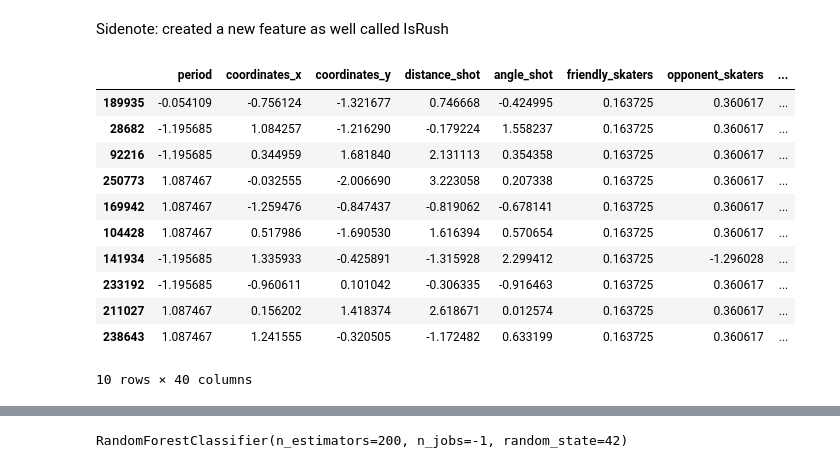
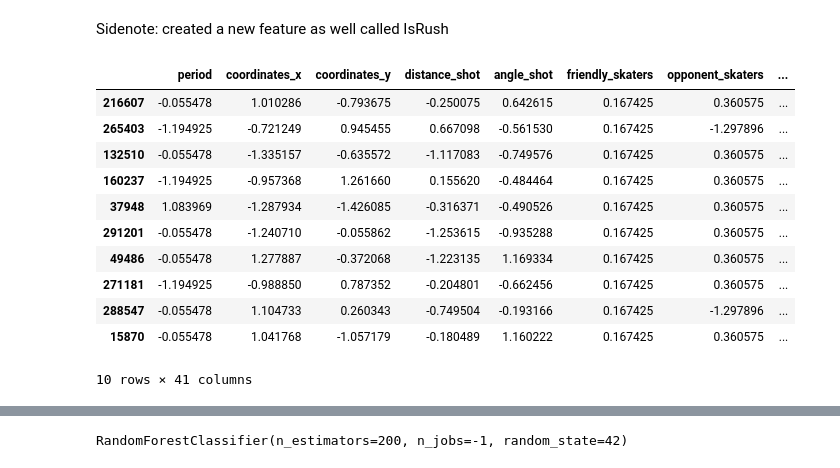
Before and after one commit to d1amondb0t/ift-6758-m1, a Jupyter notebook: notebooks/give_it_your_best_shot.ipynb, the cells around one changed output, grey strips where cells are left out. Cells and saved outputs as stored; diff of their text form; code cells hidden in the pictures.

```diff
--- a/notebooks/give_it_your_best_shot.ipynb
+++ b/notebooks/give_it_your_best_shot.ipynb
@@ -26,7 +26,7 @@ import plotly as plt
 # %% [markdown]
 <b> Data Handling: Downstream of all other tasks in this notebook </b>
 # %%
-df2 = feature_engineering_two(years = range(2016, 2020))
+df2 = feature_engineering_two(years = range(2016, 2020), download_from_scratch=True)
 df2.head(10)
 df2.columns
 # %% [output]
@@ -403,32 +421,32 @@ y_omit = (new_df['event_type'] == 'goal').astype(int)
 # %%
 
 X_train_split1, X_val_split1, y_train_split1, y_val_split1 = train_test_split(
     X_omit, y_omit, test_size=0.2, random_state=42, stratify=y_omit
 )
 exclude_cols = ['shot_type', 'previous_event_name','rebound']
 num_cols = [
     col for col in X_train_split1.columns
-    if col not in exclude_cols and X_train_split1[col].dtype in ['float64', 'int64']
+    if col not in exclude_cols and X_train_split1[col].dtype in ['float64', 'int64', 'int32']
 ]
 scaler = StandardScaler()
 X_train_split1[num_cols] = scaler.fit_transform(X_train_split1[num_cols])
 X_val_split1[num_cols] = scaler.transform(X_val_split1[num_cols])
 X_train_split1, ohe = adv.change_to_one_hot(X_train_split1, ['shot_type', 'previous_event_name'], ohe=None)
 X_val_split1, _ = adv.change_to_one_hot(X_val_split1, ['shot_type', 'previous_event_name'], ohe=ohe)
 X_train_split1.head(10)
 # %% [output]
 |  | period | coordinates_x | coordinates_y | distance_shot | angle_shot | friendly_skaters | opponent_skaters | ... |
-| 189935 | -0.054109 | -0.756124 | -1.321677 | 0.746668 | -0.424995 | 0.163725 | 0.360617 | ... |
-| 28682 | -1.195685 | 1.084257 | -1.216290 | -0.179224 | 1.558237 | 0.163725 | 0.360617 | ... |
-| 92216 | -1.195685 | 0.344959 | 1.681840 | 2.131113 | 0.354358 | 0.163725 | 0.360617 | ... |
-| 250773 | 1.087467 | -0.032555 | -2.006690 | 3.223058 | 0.207338 | 0.163725 | 0.360617 | ... |
-| 169942 | 1.087467 | -1.259476 | -0.847437 | -0.819062 | -0.678141 | 0.163725 | 0.360617 | ... |
-| 104428 | 1.087467 | 0.517986 | -1.690530 | 1.616394 | 0.570654 | 0.163725 | 0.360617 | ... |
-| 141934 | -1.195685 | 1.335933 | -0.425891 | -1.315928 | 2.299412 | 0.163725 | -1.296028 | ... |
-| 233192 | -1.195685 | -0.960611 | 0.101042 | -0.306335 | -0.916463 | 0.163725 | 0.360617 | ... |
-| 211027 | 1.087467 | 0.156202 | 1.418374 | 2.618671 | 0.012574 | 0.163725 | 0.360617 | ... |
-| 238643 | 1.087467 | 1.241555 | -0.320505 | -1.172482 | 0.633199 | 0.163725 | 0.360617 | ... |
+| 216607 | -0.055478 | 1.010286 | -0.793675 | -0.250075 | 0.642615 | 0.167425 | 0.360575 | ... |
+| 265403 | -1.194925 | -0.721249 | 0.945455 | 0.667098 | -0.561530 | 0.167425 | -1.297896 | ... |
+| 132510 | -0.055478 | -1.335157 | -0.635572 | -1.117083 | -0.749576 | 0.167425 | 0.360575 | ... |
+| 160237 | -1.194925 | -0.957368 | 1.261660 | 0.155620 | -0.484464 | 0.167425 | 0.360575 | ... |
+| 37948 | 1.083969 | -1.287934 | -1.426085 | -0.316371 | -0.490526 | 0.167425 | 0.360575 | ... |
+| 291201 | -0.055478 | -1.240710 | -0.055862 | -1.253615 | -0.935288 | 0.167425 | 0.360575 | ... |
+| 49486 | -0.055478 | 1.277887 | -0.372068 | -1.223135 | 1.169334 | 0.167425 | 0.360575 | ... |
+| 271181 | -1.194925 | -0.988850 | 0.787352 | -0.204801 | -0.662456 | 0.167425 | 0.360575 | ... |
+| 288547 | -0.055478 | 1.104733 | 0.260343 | -0.749504 | -0.193166 | 0.167425 | -1.297896 | ... |
+| 15870 | -0.055478 | 1.041768 | -1.057179 | -0.180489 | 1.160222 | 0.167425 | 0.360575 | ... |
-10 rows × 40 columns
+10 rows × 41 columns
 # %%
 rm_20_model, rm_20_X_val, rm_20_y_val = run_models(X_train_split1, y_train_split1, X_val_split1, y_val_split1), X_val_split1, y_val_split1
 # %% [output]
```
Also changed, not shown: parts of 14 cells of this notebook, 33 other files.
